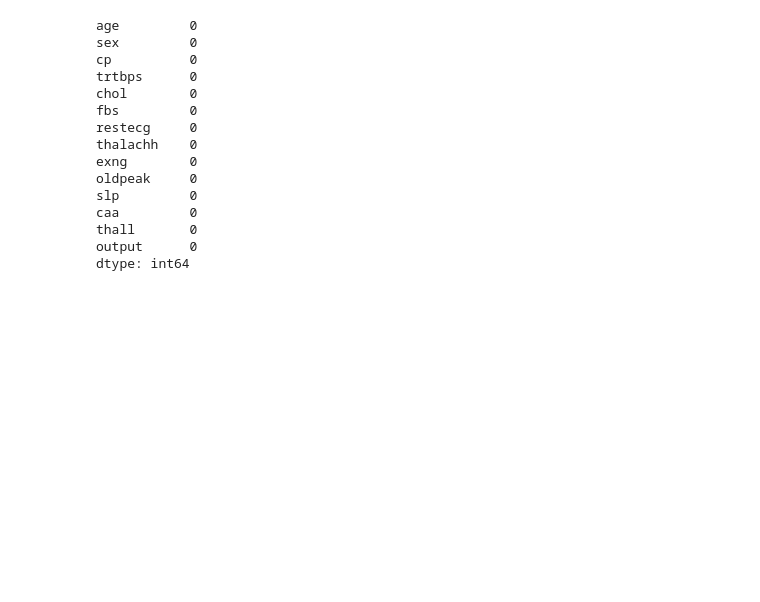
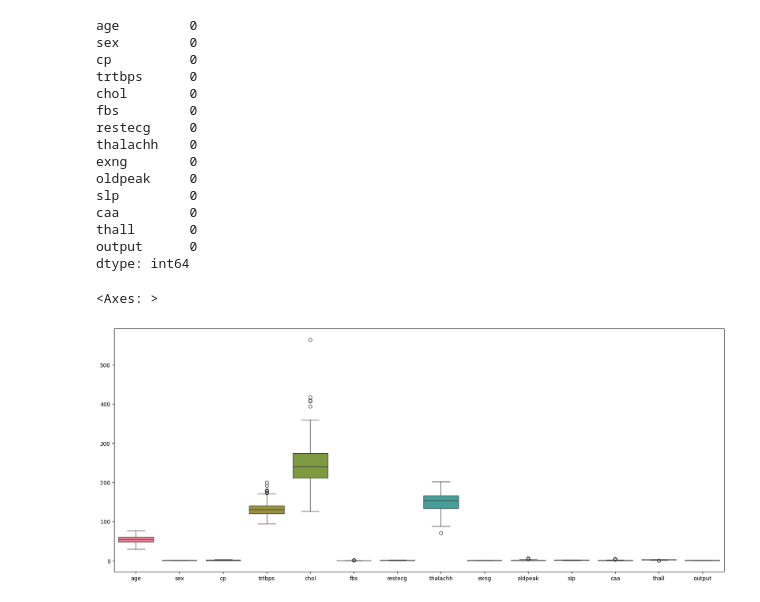
Before and after one commit to 0tve/ml-masters-sem3, a Jupyter notebook: heart desease prediction/data_analysis.ipynb, the cells around one changed output. Cells and saved outputs as stored; diff of their text form; code cells hidden in the pictures; blank space fills up the shorter version.

```diff
--- a/heart desease prediction/data_analysis.ipynb
+++ b/heart desease prediction/data_analysis.ipynb
@@ -4,6 +10,6 @@ import numpy as np
 # %%
 heart_data_path = './datasets/heart_data.csv'
-heart_df = pd.read_csv(heart_data_path)
+df = pd.read_csv(heart_data_path)
 # %% [markdown]
 ### Описание данных
 1. age: возраст в годах
@@ -102,3 +108,9 @@ caa         0
 thall       0
 output      0
 dtype: int64
+# %%
+plt.figure(figsize=(20, 8))
+sns.boxplot(data=df)
+# %% [output]
+<Axes: >
+[figure, added]
```
Also changed, not shown: parts of 20 cells of this notebook.
